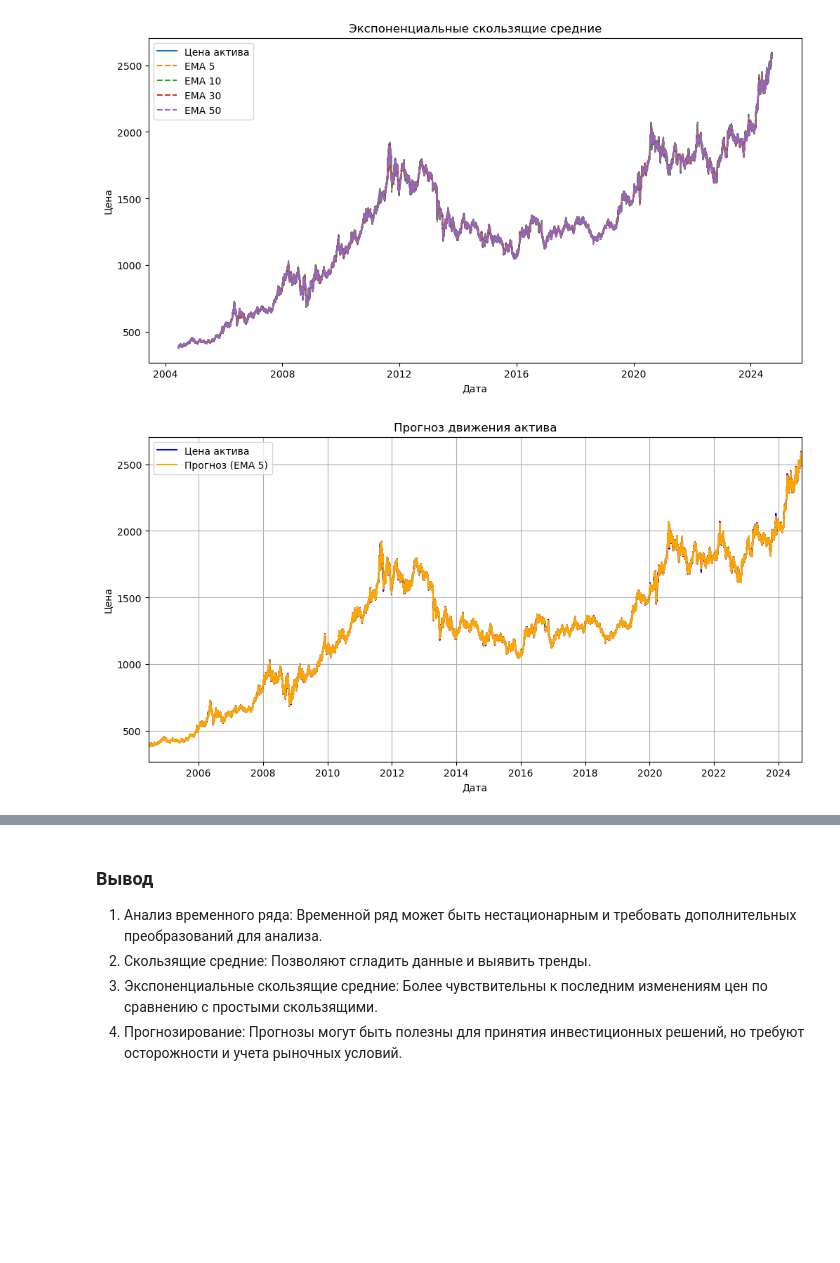
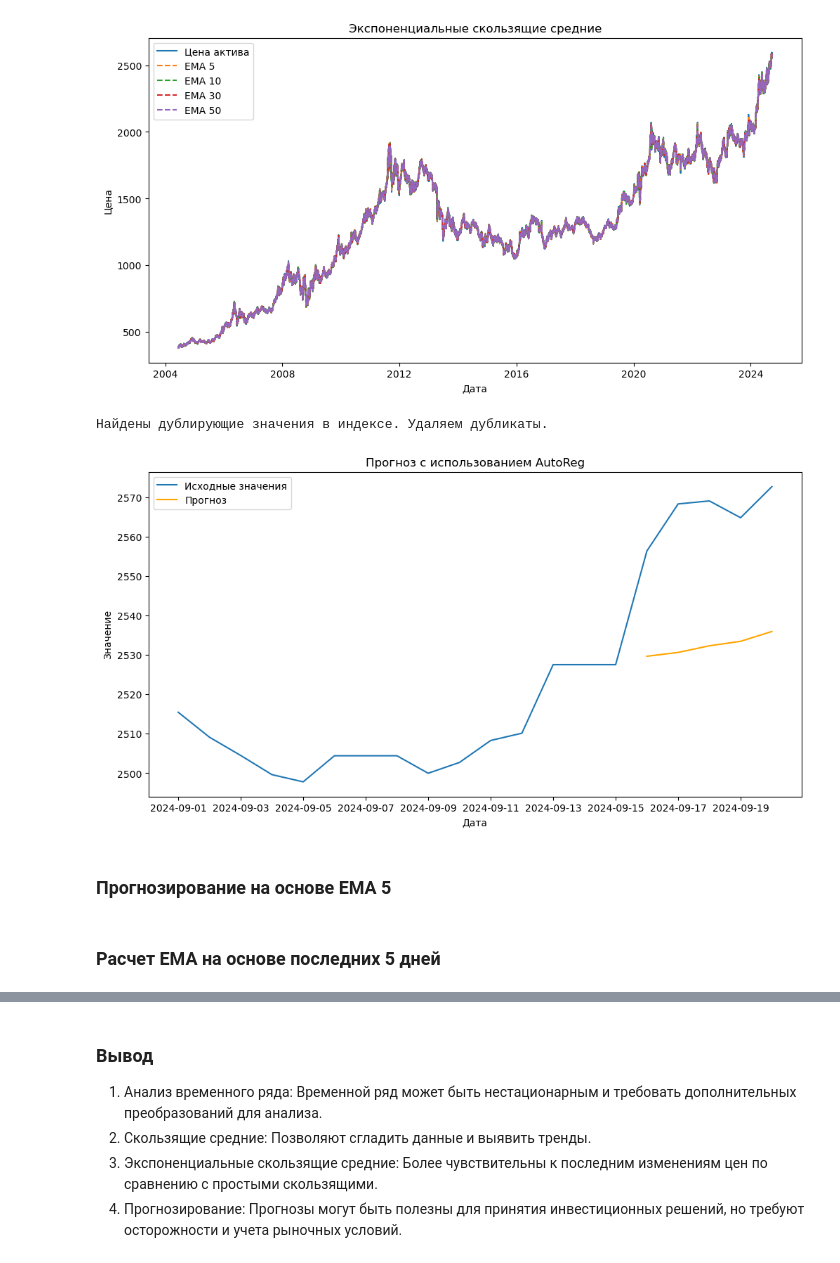
Before and after one commit to ExXxMachine/DL, a Jupyter notebook: LR1.ipynb, the cells around one changed output, grey strips where cells are left out. Saved outputs shown, nothing was run; the diff lists cells and outputs as text; code cells hidden in the pictures; blank space fills up the shorter version.

```diff
--- a/LR1.ipynb
+++ b/LR1.ipynb
@@ -71,21 +72,35 @@ plt.show()
 # %% [output]
 [figure]
 # %%
-# Прогнозирование на основе EMA на 5 периодов вперед
-data['Forecast'] = data['EMA_5'].shift(-5)  # Сдвиг на 5 периодов для прогноза
+if data.index.duplicated().any():
+    print("Найдены дублирующие значения в индексе. Удаляем дубликаты.")
+    # Удаление дубликатов, оставляя первое вхождение
+    data = data[~data.index.duplicated(keep='first')]
 
-# Визуализация прогноза
+# Установка частоты на дневную
+data = data.asfreq('D')
+
+# Вычисление экспоненциального скользящего среднего (EMA)
+ema = data["Close"].ewm(span=5).mean()
+
+# Длина прогноза
+forecast_len = 5
+
+# Подгонка модели AutoReg
+model = AutoReg(ema[:-forecast_len], lags=300).fit()
+forecast = model.forecast(steps=forecast_len)
+
+# Построение графика
 plt.figure(figsize=(12, 6))
-plt.plot(data.index, data['Close'], label='Цена актива', color='blue')
-plt.plot(data.index, data['Forecast'], label='Прогноз (EMA 5)', color='orange')
-
-# Удаляем последние 5 значений из графика
-plt.xlim(data.index[0], data.index[-6])  # Ограничиваем ось X до последнего доступного значения
-plt.title('Прогноз движения актива')
-plt.xlabel('Дата')
-plt.ylabel('Цена')
+plt.plot(data.index[-forecast_len*4:], ema[-forecast_len*4:], label="Исходные значения")
+plt.plot(data.index[-forecast_len:], forecast, label="Прогноз", color='orange')
+plt.xlabel("Дата")
+plt.ylabel("Значение")
+plt.title("Прогноз с использованием AutoReg")
 plt.legend()
-plt.grid()
 plt.show()
 # %% [output]
+Найдены дублирующие значения в индексе. Удаляем дубликаты.
-[figure, old version]
+[figure, new version]
+# %% [markdown]
+### Прогнозирование на основе EMA 5
@@ -91,0 +116,2 @@ plt.show()
+# %% [markdown]
+### Расчет EMA на основе последних 5 дней
```
Also changed, not shown: parts of 5 cells of this notebook, 2 other files.
